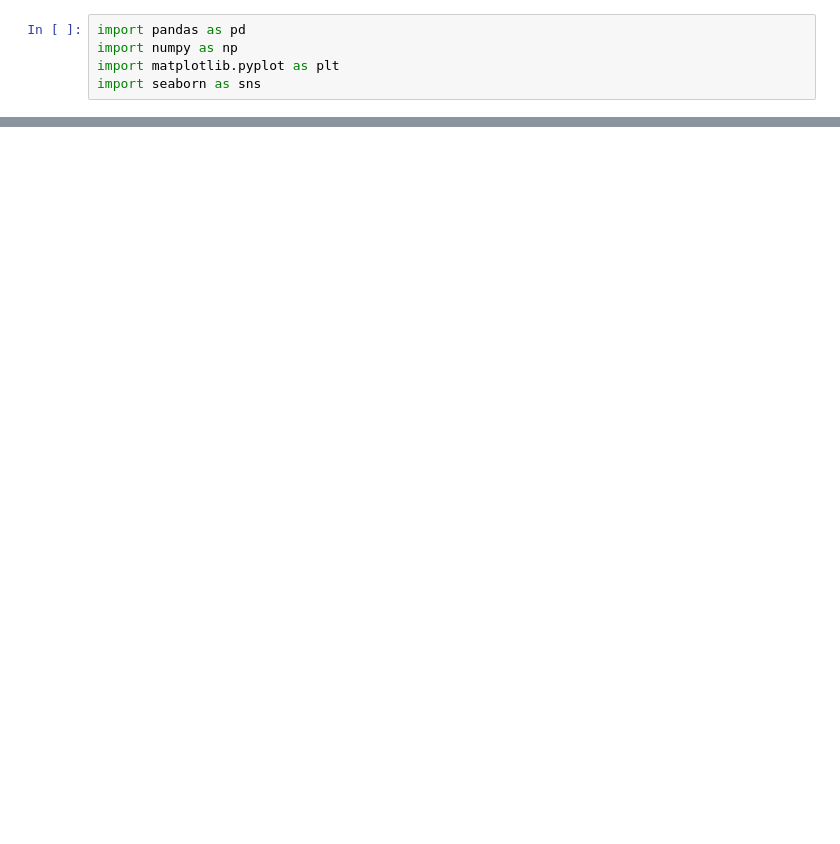
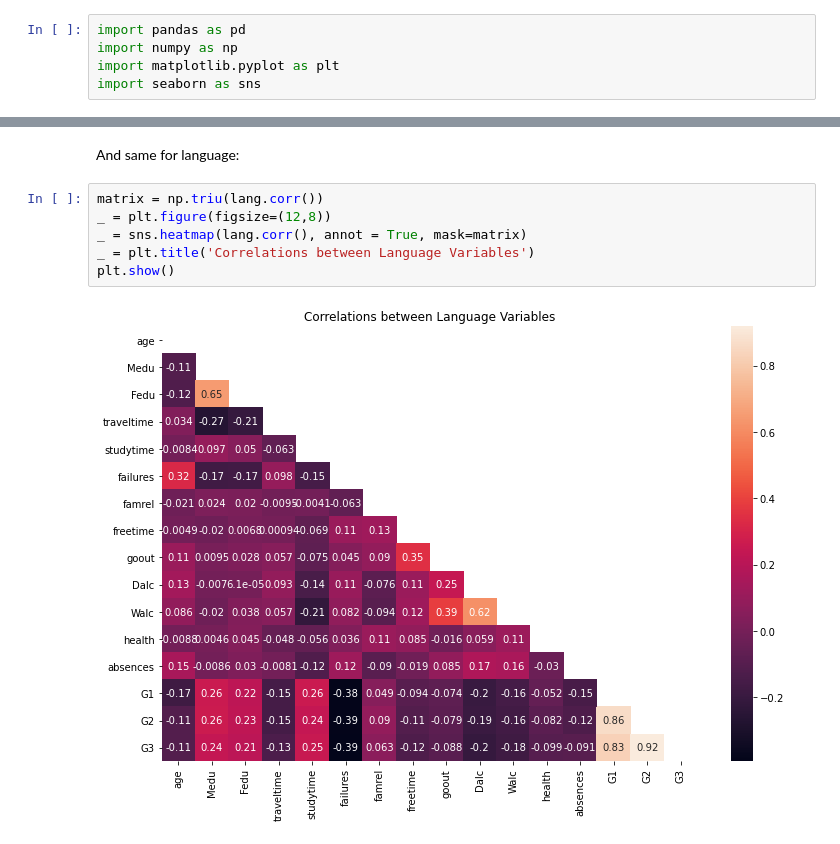
Before and after one commit to ipaulson/sb_curriculum, a Jupyter notebook: sb-capstone2/notebooks/eda.ipynb, the cells around one changed output, grey strips where cells are left out. Drawn from its saved outputs; the diff is of its cells as text; blank space fills up the shorter version.

```diff
--- a/sb-capstone2/notebooks/eda.ipynb
+++ b/sb-capstone2/notebooks/eda.ipynb
@@ -56,0 +186,10 @@ plt.show()
+# %% [markdown]
+And same for language:
+# %%
+matrix = np.triu(lang.corr())
+_ = plt.figure(figsize=(12,8))
+_ = sns.heatmap(lang.corr(), annot = True, mask=matrix)
+_ = plt.title('Correlations between Language Variables')
+plt.show()
+# %% [output]
+[figure, added]
```
Also changed, not shown: parts of 35 cells of this notebook, 1 other file.
